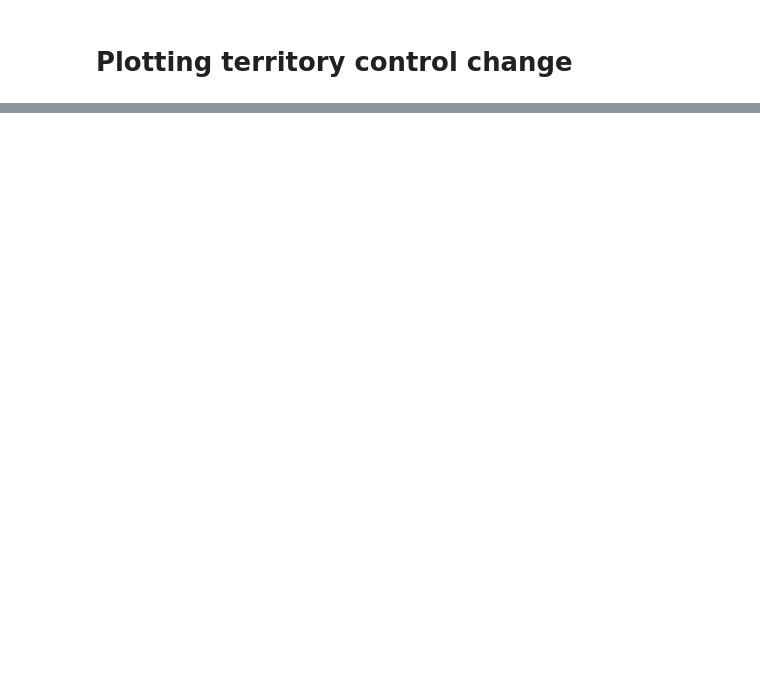
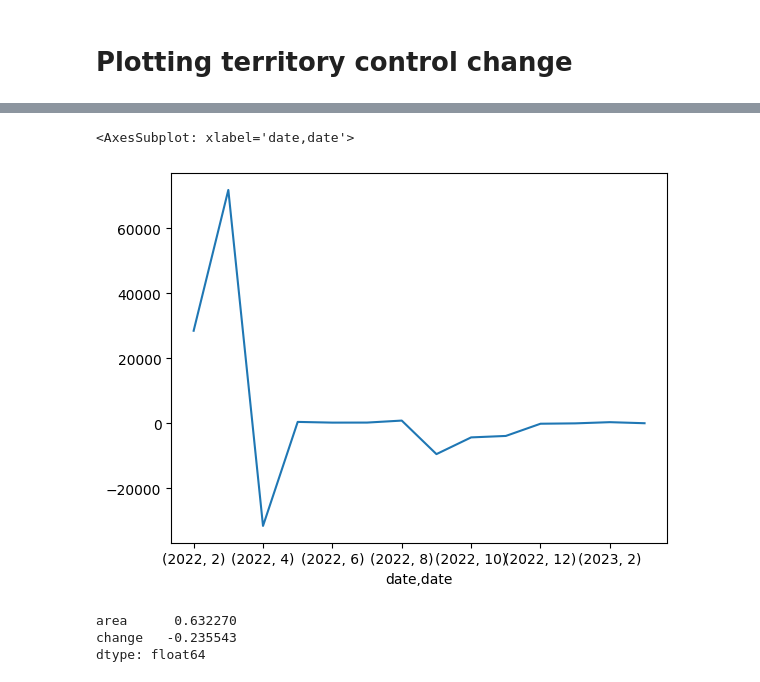
Before and after one commit to conflict-investigations/nzz-maps, a Jupyter notebook: nzz_territory.ipynb, the cells around one changed output, grey strips where cells are left out. Cells and saved outputs as stored; diff of their text form; code cells hidden in the pictures; blank space fills up the shorter version.

```diff
--- a/nzz_territory.ipynb
+++ b/nzz_territory.ipynb
@@ -127,0 +169,5 @@ plt.savefig('nzz_area_net.png', bbox_inches='tight', dpi=600)
+# %%
+df.change.groupby([lambda x: x.year, lambda x: x.month]).sum().plot()
+# %% [output]
+<AxesSubplot: xlabel='date,date'>
+[figure, added]
@@ -127,0 +178,6 @@ plt.savefig('nzz_area_net.png', bbox_inches='tight', dpi=600)
+# %%
+df.corrwith(monthly, numeric_only=True)
+# %% [output]
+area      0.632270
+change   -0.235543
+dtype: float64
```
Also changed, not shown: parts of 33 cells of this notebook, 5 other files.
